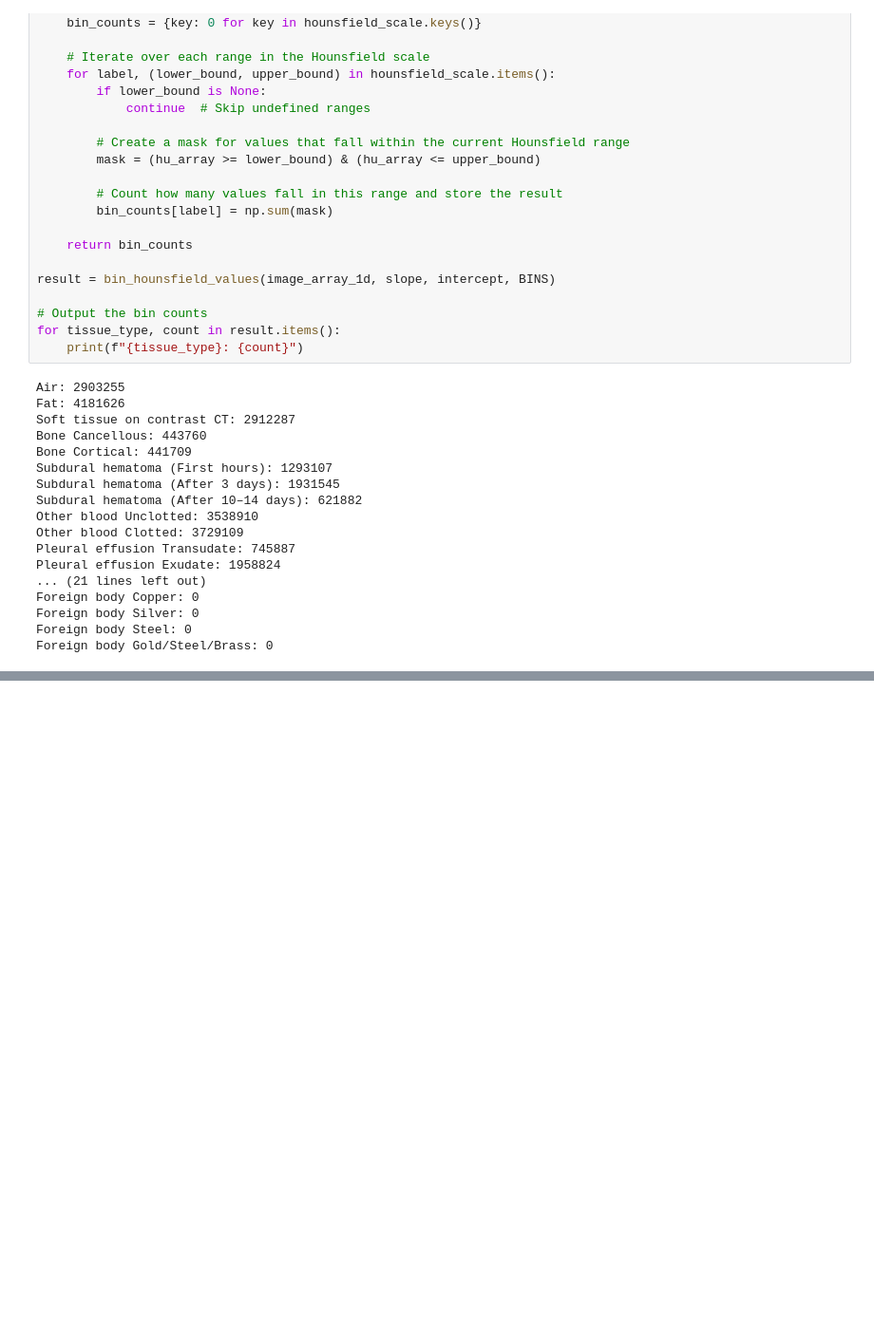
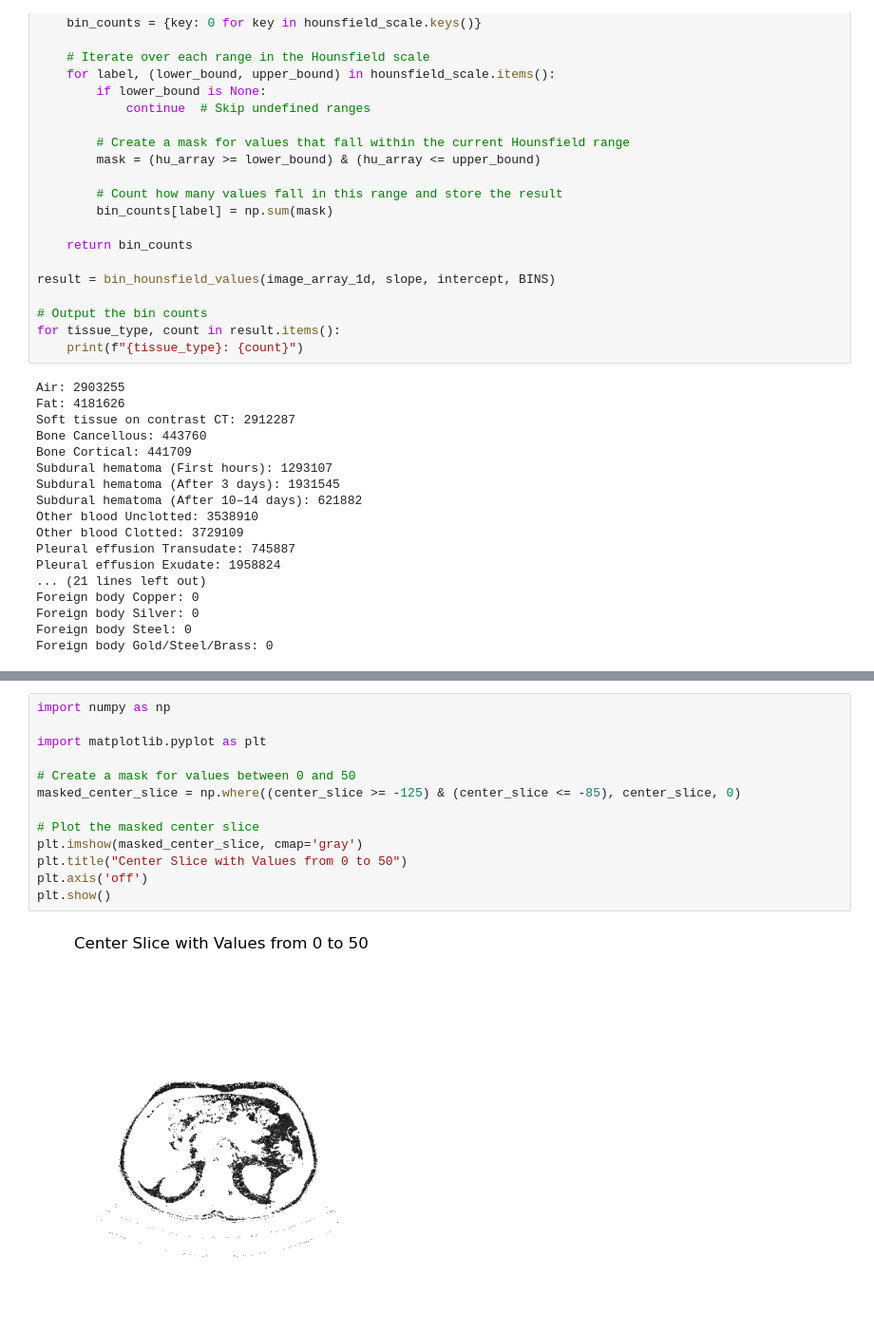
Before and after one commit to Justin-SG/inferring_body_weight_from_ct_scans, a Jupyter notebook: 3_Data_Preparation/Justin/Segmentation_test.ipynb, the cells around one changed output, grey strips where cells are left out. Shown at 95% size. Saved outputs shown, nothing was run; the diff lists cells and outputs as text; blank space fills up the shorter version.

```diff
--- a/3_Data_Preparation/Justin/Segmentation_test.ipynb
+++ b/3_Data_Preparation/Justin/Segmentation_test.ipynb
@@ -382,0 +442,15 @@ plt.show()
+# %%
+import numpy as np
+
+import matplotlib.pyplot as plt
+
+# Create a mask for values between 0 and 50
+masked_center_slice = np.where((center_slice >= -125) & (center_slice <= -85), center_slice, 0)
+
+# Plot the masked center slice
+plt.imshow(masked_center_slice, cmap='gray')
+plt.title("Center Slice with Values from 0 to 50")
+plt.axis('off')
+plt.show()
+# %% [output]
+[figure, added]
```
Also changed, not shown: parts of 4 cells of this notebook, 4 other files.
